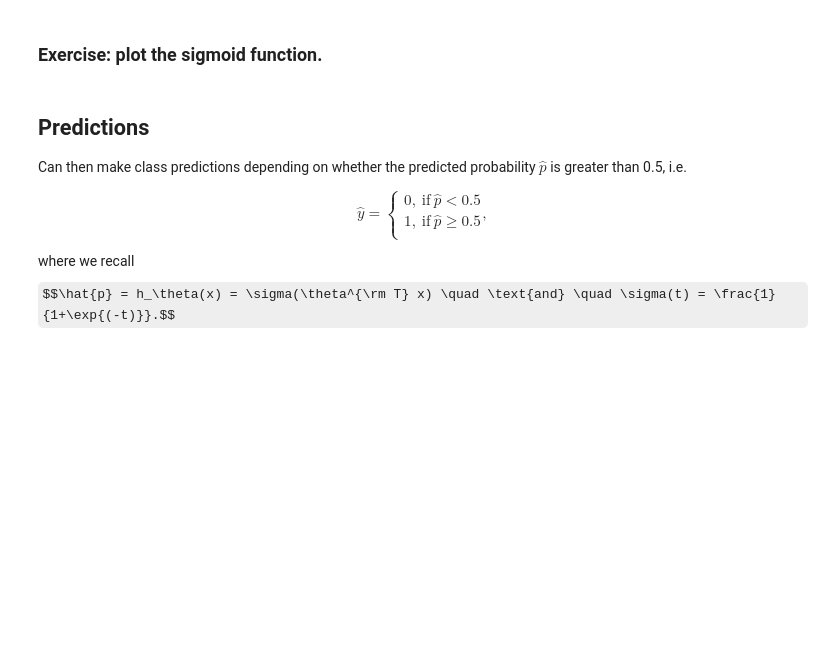
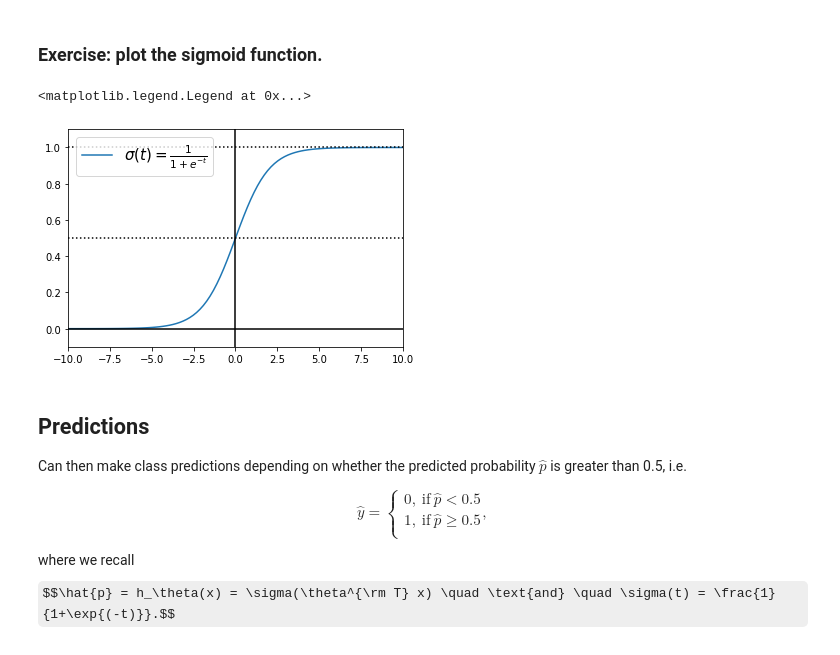
Before and after one commit to glukicov/UCL_ML_BigData, a Jupyter notebook: week3/Lecture08_LogisticRegression_no_solutions/Lecture08_LogisticRegression_no_solutions.ipynb, the cells around one changed output. Cells and saved outputs as stored; diff of their text form; code cells hidden in the pictures; some formulas as TeX source; blank space fills up the shorter version.

```diff
--- a/week3/Lecture08_LogisticRegression_no_solutions/Lecture08_LogisticRegression_no_solutions.ipynb
+++ b/week3/Lecture08_LogisticRegression_no_solutions/Lecture08_LogisticRegression_no_solutions.ipynb
@@ -36,3 +31,24 @@ import matplotlib.pyplot as plt
+# %%
+import numpy as np
+%matplotlib inline
+import matplotlib
+import matplotlib.pyplot as plt
+
+t=np.linspace(-10, 10, 100)
+def sigmoid(t):
+    sigmoid = (1)/ ( 1 + np.exp(-t) )
+    return sigmoid
+
+plt.plot(t, sigmoid(t), label=r"$\sigma(t) = \frac{1}{1+e^{-t}}$")
+plt.axis([-10, 10, -0.1, 1.1]);
+plt.plot([-10, 10], [0, 0], "k-")
+plt.plot([-10, 10], [0.5, 0.5], "k:")
+plt.plot([-10, 10], [1, 1], "k:")
+plt.plot([0, 0], [-1.1, 1.1], "k-")
+plt.legend(loc="best", fontsize=15)
+# %% [output]
+<matplotlib.legend.Legend at 0x...>
+[figure, added]
 # %% [markdown]
 ## Predictions
 
```
Also changed, not shown: parts of 4 cells of this notebook, 34 other files.
